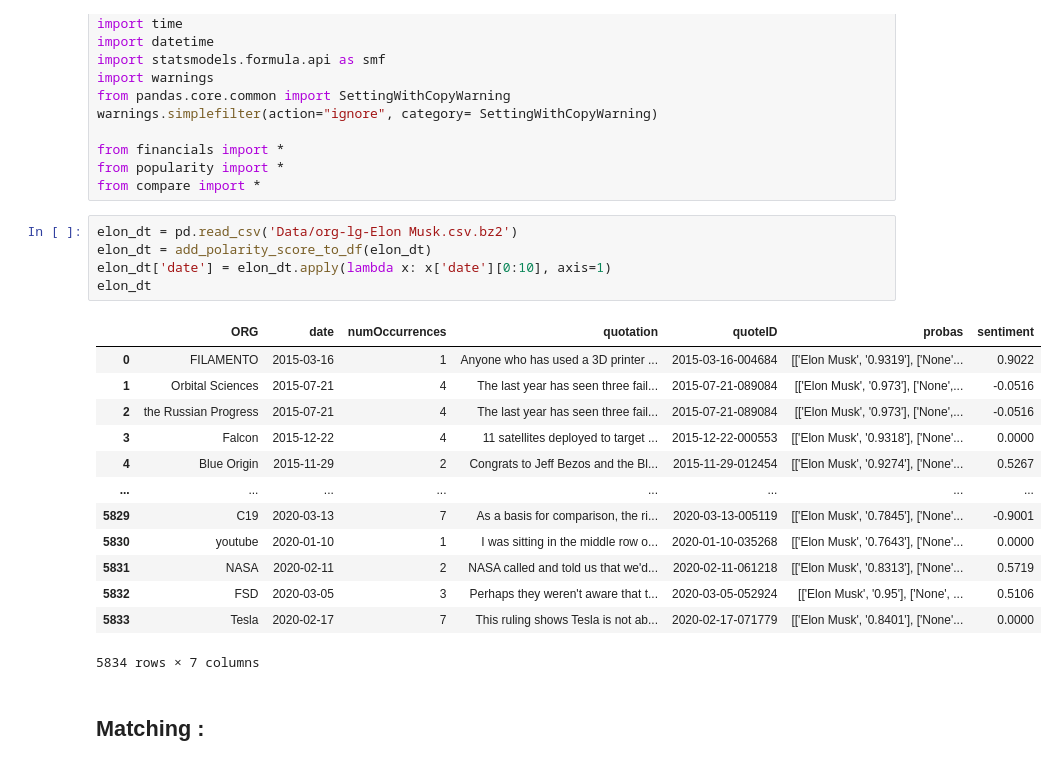
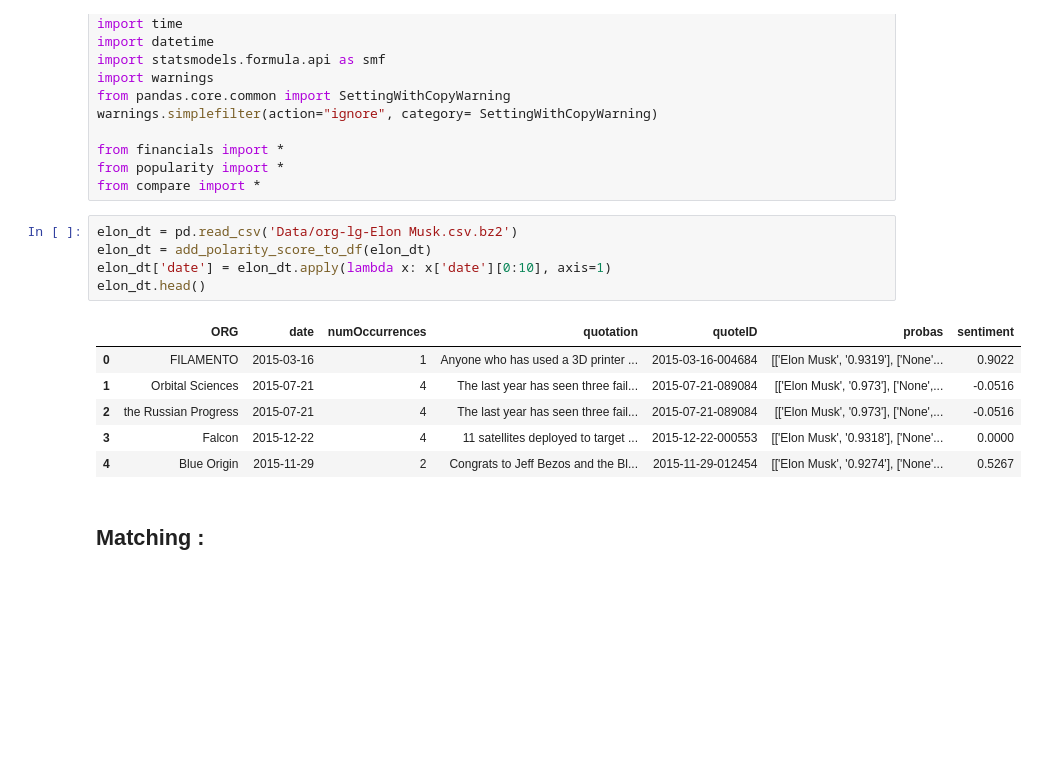
Before and after one commit to LobsterChampage/ada-2021-project-madagascar, a Jupyter notebook: Load Observational Study Data.ipynb, the cells around one changed output. Cells and saved outputs as stored; diff of their text form; blank space fills up the shorter version.

```diff
--- a/Load Observational Study Data.ipynb
+++ b/Load Observational Study Data.ipynb
@@ -20,22 +20,15 @@ from compare import *
 # %%
 elon_dt = pd.read_csv('Data/org-lg-Elon Musk.csv.bz2')
 elon_dt = add_polarity_score_to_df(elon_dt)
 elon_dt['date'] = elon_dt.apply(lambda x: x['date'][0:10], axis=1)
-elon_dt
+elon_dt.head()
 # %% [output]
 |  | ORG | date | numOccurrences | quotation | quoteID | probas | sentiment |
 | 0 | FILAMENTO | 2015-03-16 | 1 | Anyone who has used a 3D printer ... | 2015-03-16-004684 | [['Elon Musk', '0.9319'], ['None'... | 0.9022 |
 | 1 | Orbital Sciences | 2015-07-21 | 4 | The last year has seen three fail... | 2015-07-21-089084 | [['Elon Musk', '0.973'], ['None',... | -0.0516 |
 | 2 | the Russian Progress | 2015-07-21 | 4 | The last year has seen three fail... | 2015-07-21-089084 | [['Elon Musk', '0.973'], ['None',... | -0.0516 |
 | 3 | Falcon | 2015-12-22 | 4 | 11 satellites deployed to target ... | 2015-12-22-000553 | [['Elon Musk', '0.9318'], ['None'... | 0.0000 |
 | 4 | Blue Origin | 2015-11-29 | 2 | Congrats to Jeff Bezos and the Bl... | 2015-11-29-012454 | [['Elon Musk', '0.9274'], ['None'... | 0.5267 |
-| ... | ... | ... | ... | ... | ... | ... | ... |
-| 5829 | C19 | 2020-03-13 | 7 | As a basis for comparison, the ri... | 2020-03-13-005119 | [['Elon Musk', '0.7845'], ['None'... | -0.9001 |
-| 5830 | youtube | 2020-01-10 | 1 | I was sitting in the middle row o... | 2020-01-10-035268 | [['Elon Musk', '0.7643'], ['None'... | 0.0000 |
-| 5831 | NASA | 2020-02-11 | 2 | NASA called and told us that we'd... | 2020-02-11-061218 | [['Elon Musk', '0.8313'], ['None'... | 0.5719 |
-| 5832 | FSD | 2020-03-05 | 3 | Perhaps they weren't aware that t... | 2020-03-05-052924 | [['Elon Musk', '0.95'], ['None', ... | 0.5106 |
-| 5833 | Tesla | 2020-02-17 | 7 | This ruling shows Tesla is not ab... | 2020-02-17-071779 | [['Elon Musk', '0.8401'], ['None'... | 0.0000 |
-5834 rows × 7 columns
 # %% [markdown]
 ## Matching :
 # %%
```
Also changed, not shown: parts of 5 cells of this notebook, 13 other files.
